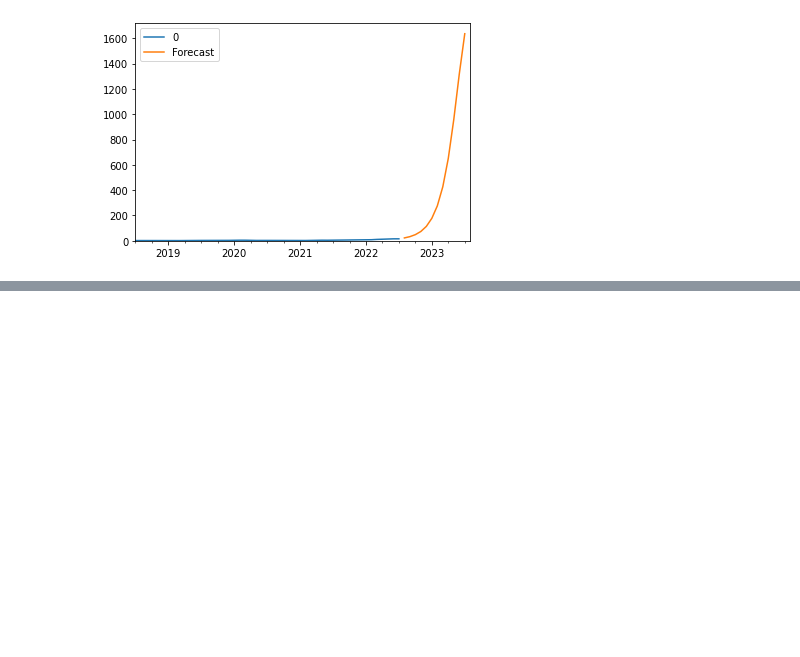
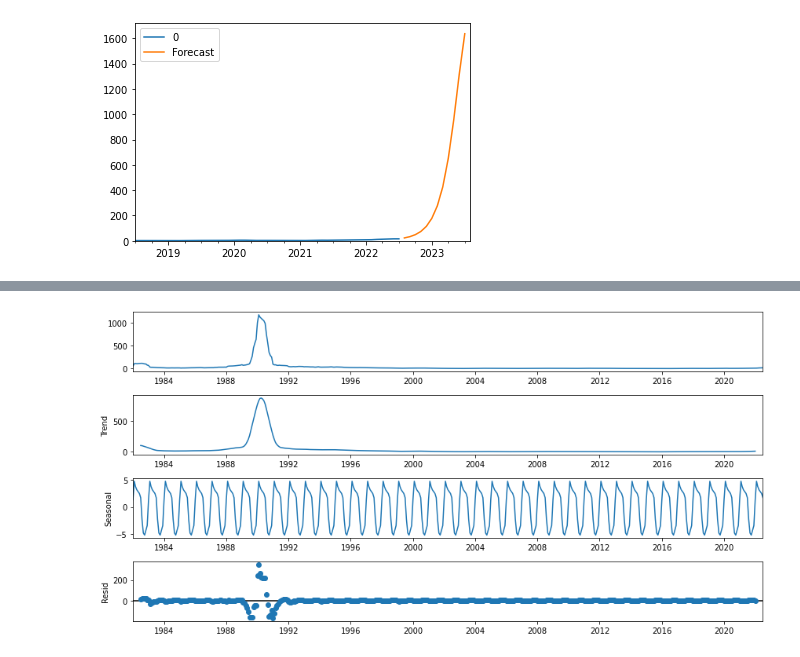
Before and after one commit to monikachudyba/ArtificialNeuralNetworkProjects, a Jupyter notebook: RNN-EconomicIndicators.ipynb, the cells around one changed output, grey strips where cells are left out. Saved outputs shown, nothing was run; the diff lists cells and outputs as text; code cells hidden in the pictures; blank space fills up the shorter version.

Commit message:
added SARIMAX model

```diff
--- a/RNN-EconomicIndicators.ipynb
+++ b/RNN-EconomicIndicators.ipynb
@@ -77,6 +100,8 @@ df
 | 1984 | 15.6 | 13.4 | 12.4 | 11.4 | 12.1 | 12.9 | 13.7 | 12.5 | 12.8 | 12.6 | 13.5 | ... |
 | 1983 | 67.3 | 31.5 | 26.7 | 26.9 | 24.7 | 23.0 | 19.2 | 19.3 | 18.8 | 18.5 | 18.2 | ... |
 | 1982 | 53.2 | 106.4 | 110.7 | 104.1 | 108.4 | 111.9 | 113.3 | 114.9 | 108.5 | 101.0 | 97.9 | ... |
+# %%
+df['8'][0] = np.NaN
 # %%
 df = df.iloc[::-1]
 # %%
@@ -858,0 +889,10 @@ https://www.kaggle.com/code/chandrimad31/market-risk-nya-stock-sarimax-forecasti
+# %%
+# Is there a seasonal component?
+sd = seasonal_decompose(df, model='add')
+fig = sd.plot()
+fig.set_size_inches((12, 6))
+# Tight layout to realign things
+fig.tight_layout()
+plt.show()
+# %% [output]
+[figure, added]
```
Also changed, not shown: parts of 15 cells of this notebook.
